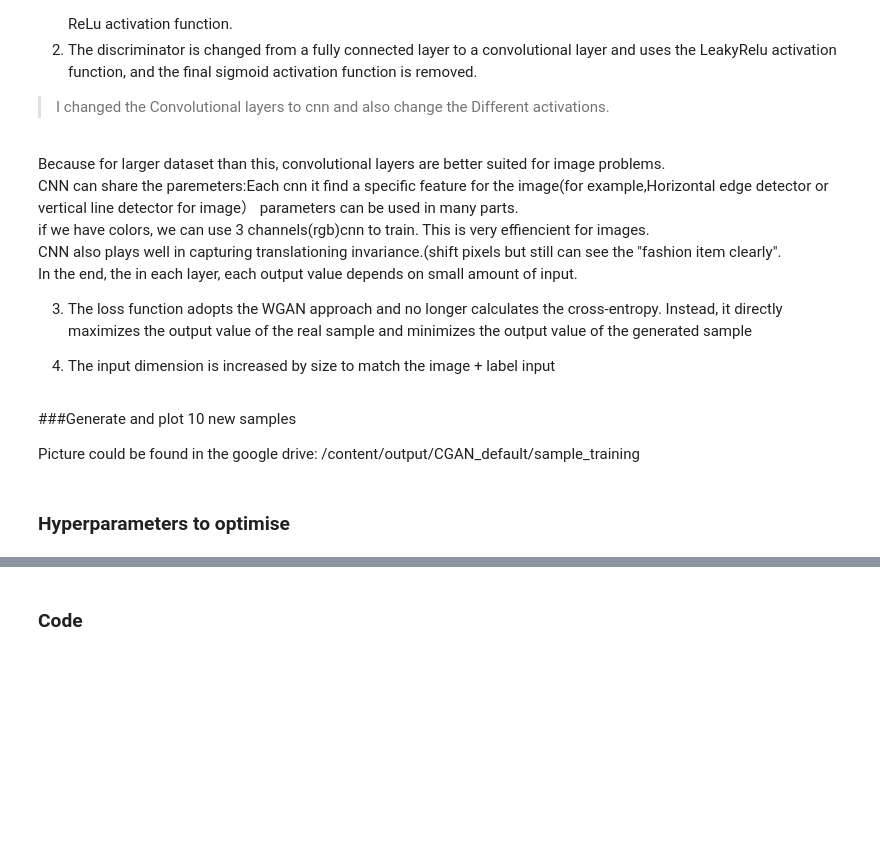
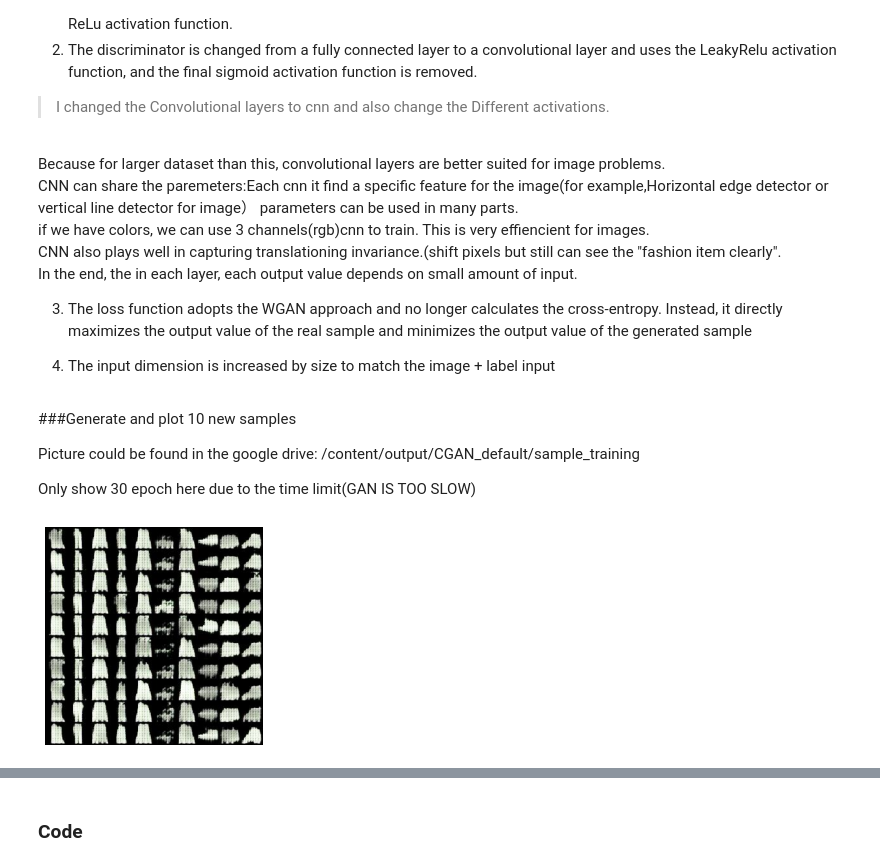
Before and after one commit to ACSE-jl2722/ci_mpm, a Jupyter notebook: DL_module_Coursework_I_questions.ipynb, the cells around one changed output, grey strips where cells are left out. Drawn from its saved outputs; the diff is of its cells as text; code cells hidden in the pictures; blank space fills up the shorter version.

```diff
--- a/DL_module_Coursework_I_questions.ipynb
+++ b/DL_module_Coursework_I_questions.ipynb
@@ -604,5 +620,18 @@ In the end, the in each layer, each output value depends on small amount of inpu
 ###Generate and plot 10 new samples
 
 Picture could be found in the google drive: /content/output/CGAN_default/sample_training
+
+Only show 30 epoch here due to the time limit(GAN IS TOO SLOW)
-# %% [markdown]
-### Hyperparameters to optimise
+# %%
+import cv2
+import matplotlib.pyplot as plt
+
+def show_image(image):
+    plt.axis("off")
+    plt.imshow(image)
+    plt.show()
+
+image = cv2.imread("/content/output/CGAN_default/sample_training/Epoch_(30)_(120of120).jpg")
+show_image(image)
+# %% [output]
+[figure, added]
```
Also changed, not shown: parts of 13 cells of this notebook.
